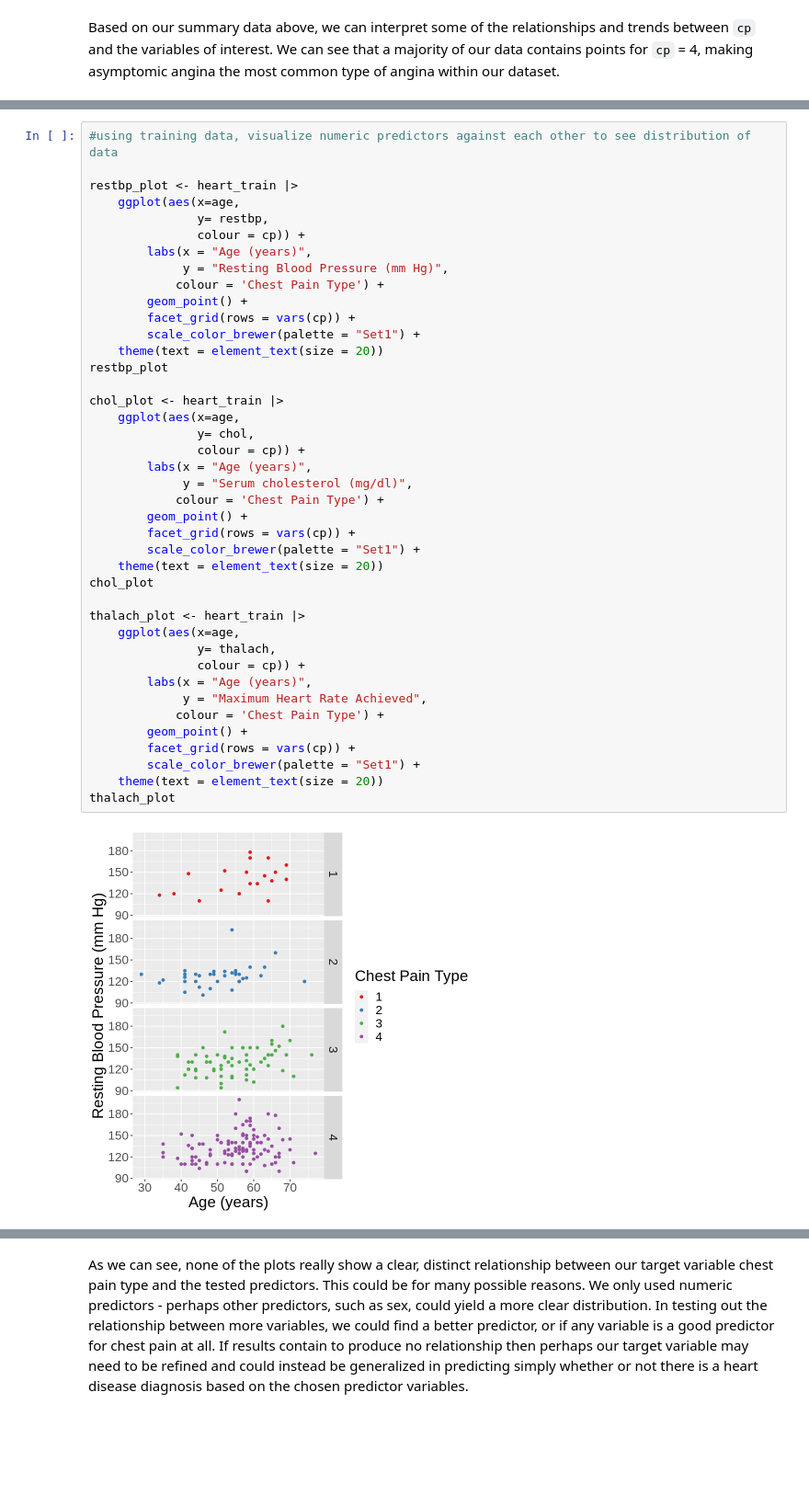
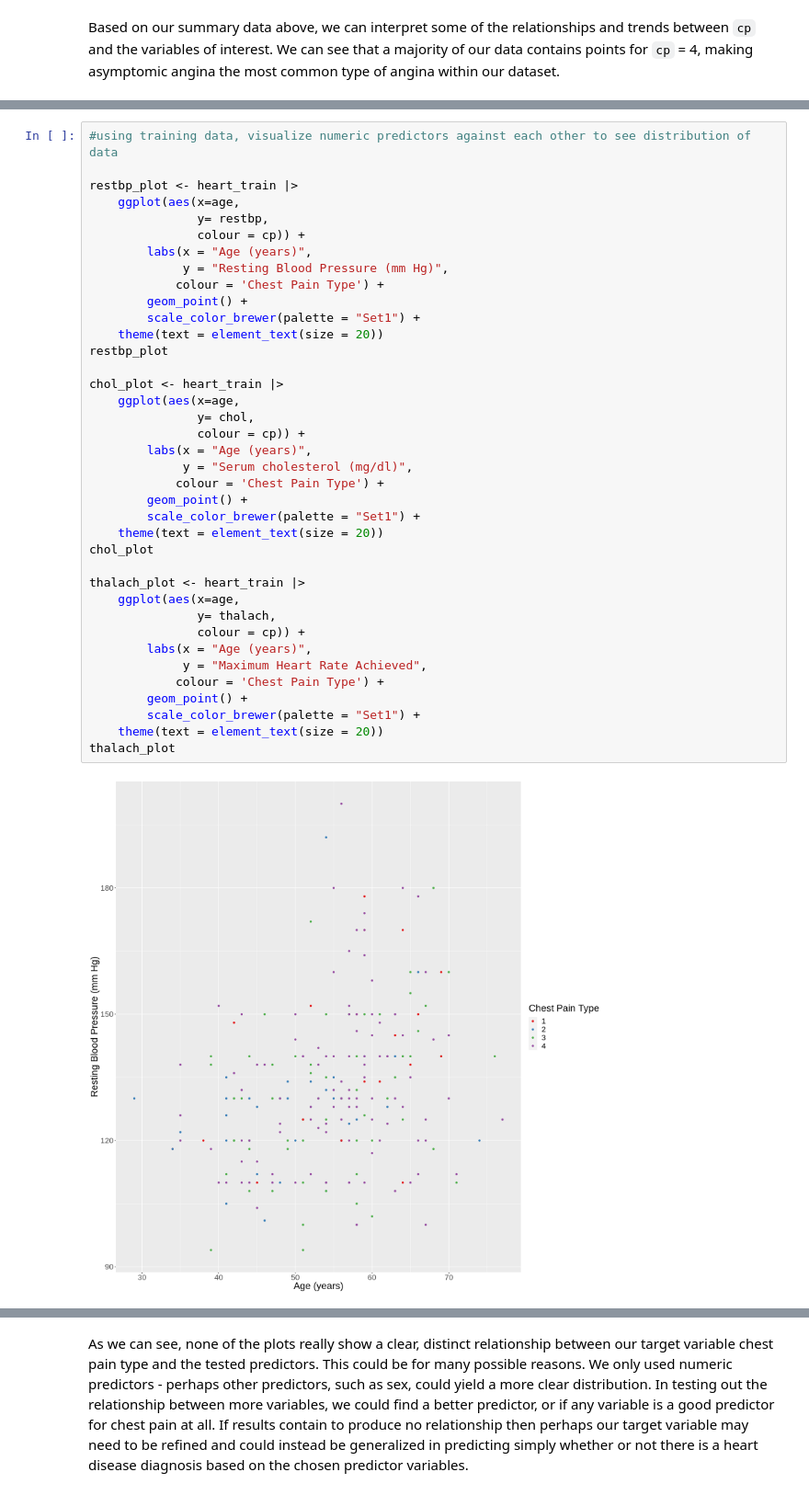
Before and after one commit to hebabm/group-31, a Jupyter notebook: finalreport.ipynb, the cells around one changed output, grey strips where cells are left out. Shown at 92% size. Cells and saved outputs as stored; diff of their text form; blank space fills up the shorter version.

```diff
--- a/finalreport.ipynb
+++ b/finalreport.ipynb
@@ -180,35 +174,32 @@ restbp_plot <- heart_train |>
              y = "Resting Blood Pressure (mm Hg)",
             colour = 'Chest Pain Type') +
         geom_point() +
-        facet_grid(rows = vars(cp)) +
         scale_color_brewer(palette = "Set1") +
     theme(text = element_text(size = 20))
 restbp_plot
 
 chol_plot <- heart_train |>
     ggplot(aes(x=age,
                y= chol,
                colour = cp)) +
         labs(x = "Age (years)",
              y = "Serum cholesterol (mg/dl)",
             colour = 'Chest Pain Type') +
         geom_point() +
-        facet_grid(rows = vars(cp)) +
         scale_color_brewer(palette = "Set1") +
     theme(text = element_text(size = 20))
 chol_plot
 
 thalach_plot <- heart_train |>
     ggplot(aes(x=age,
                y= thalach,
                colour = cp)) +
         labs(x = "Age (years)",
              y = "Maximum Heart Rate Achieved",
             colour = 'Chest Pain Type') +
         geom_point() +
-        facet_grid(rows = vars(cp)) +
         scale_color_brewer(palette = "Set1") +
     theme(text = element_text(size = 20))
 thalach_plot
 # %% [output]
-[figure, old version]
+[figure, new version]
```
Also changed, not shown: parts of 14 cells of this notebook.
